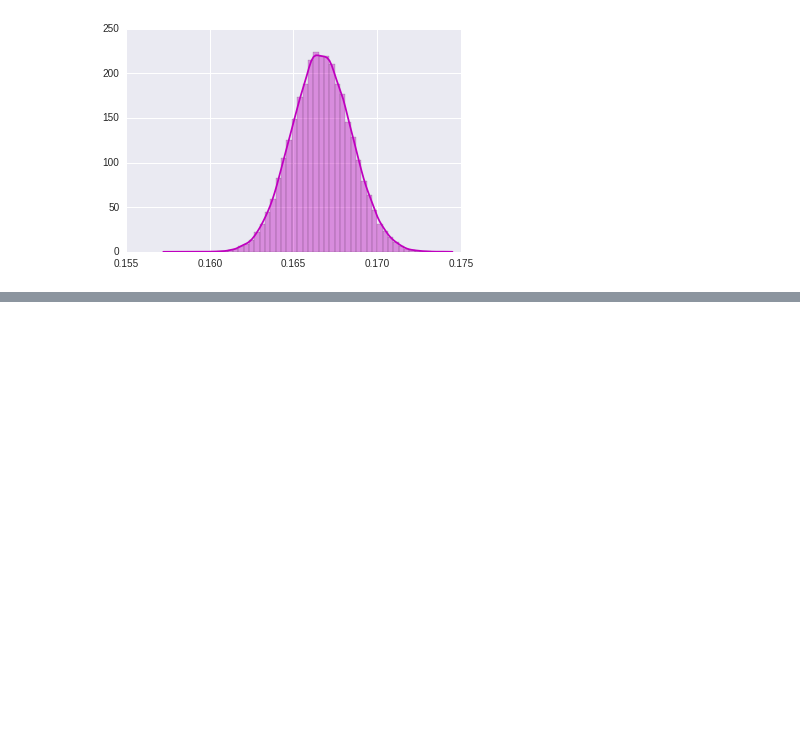
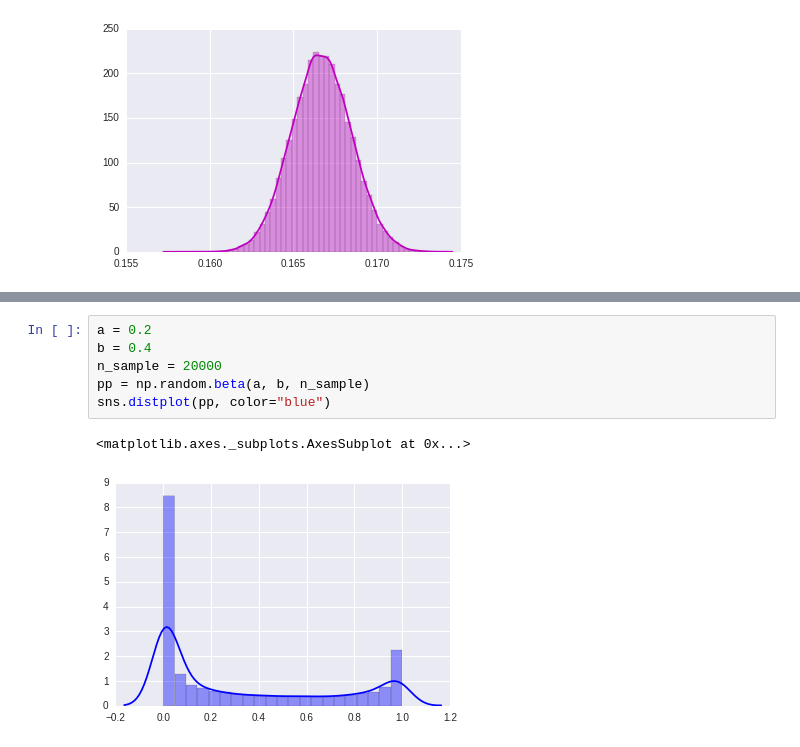
Before and after one commit to matthewmacleod/mkm_notebooks, a Jupyter notebook: ctl.ipynb, the cells around one changed output, grey strips where cells are left out. Saved outputs shown, nothing was run; the diff lists cells and outputs as text; blank space fills up the shorter version.

Commit message:
add beta distribution

```diff
--- a/ctl.ipynb
+++ b/ctl.ipynb
@@ -247,0 +270,9 @@ sns.distplot(means, color="m")
+# %%
+a = 0.2
+b = 0.4
+n_sample = 20000
+pp = np.random.beta(a, b, n_sample)
+sns.distplot(pp, color="blue")
+# %% [output]
+<matplotlib.axes._subplots.AxesSubplot at 0x...>
+[figure, added]
```
Also changed, not shown: parts of 5 cells of this notebook.
